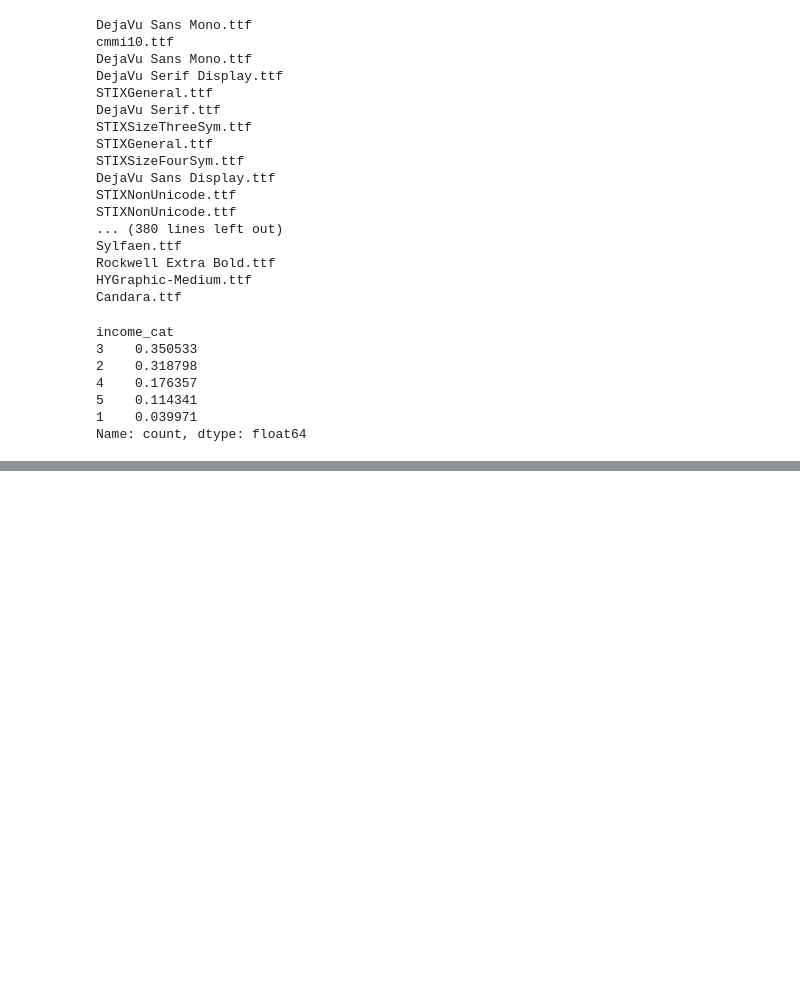
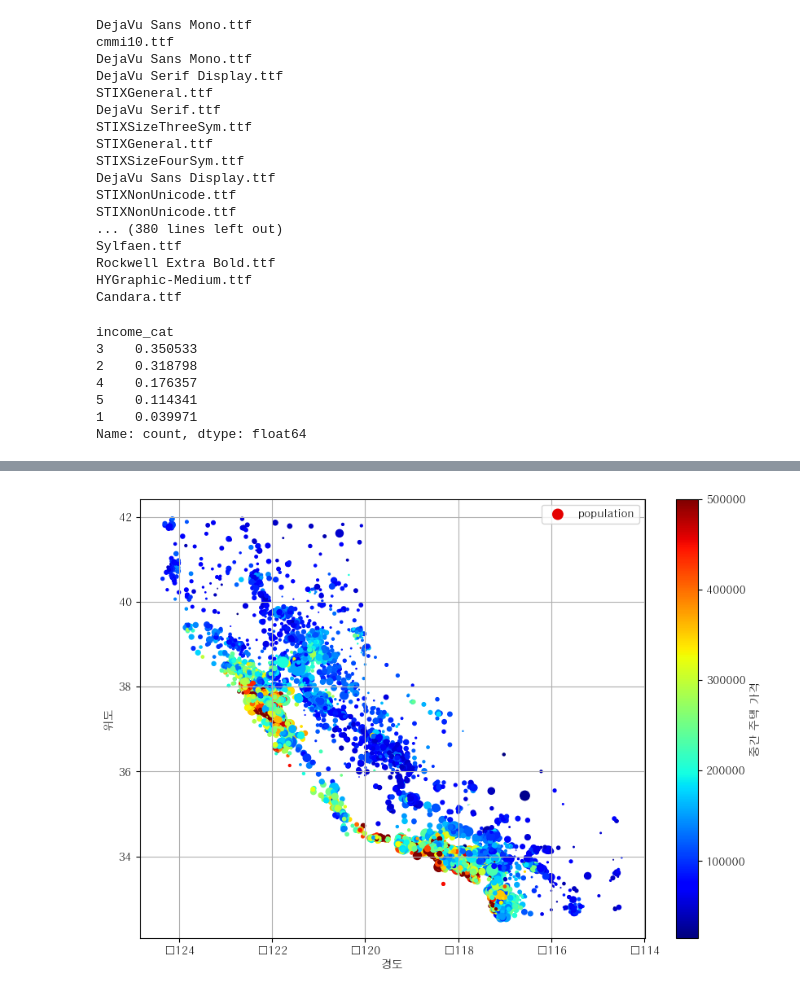
Before and after one commit to Lee-yeonkyu/pytorch, a Jupyter notebook: hands_on_machine_learning/Data_VIsual.ipynb, the cells around one changed output, grey strips where cells are left out. Saved outputs shown, nothing was run; the diff lists cells and outputs as text; code cells hidden in the pictures; blank space fills up the shorter version.

```diff
--- a/hands_on_machine_learning/Data_VIsual.ipynb
+++ b/hands_on_machine_learning/Data_VIsual.ipynb
@@ -180,0 +200,24 @@ for set_ in (strat_train_set,strat_test_set ):
+# %%
+# 원의 반지름은 구역의 인구
+# 색상은 가격
+
+housing.plot(
+    kind="scatter",
+    x="longitude",
+    y="latitude",
+    grid=True,
+    s=housing["population"] / 100,
+    label="population",
+    c="median_house_value",
+    cmap="jet",
+    colorbar=True,
+
+    legend=True, sharex=False, figsize=(10,7)
+)
+cax=plt.gcf().get_axes()[1]
+cax.set_ylabel("중간 주택 가격")
+plt.xlabel("경도")
+plt.ylabel("위도")
+plt.show()
+# %% [output]
+[figure, added]
```
Also changed, not shown: parts of 3 cells of this notebook.
